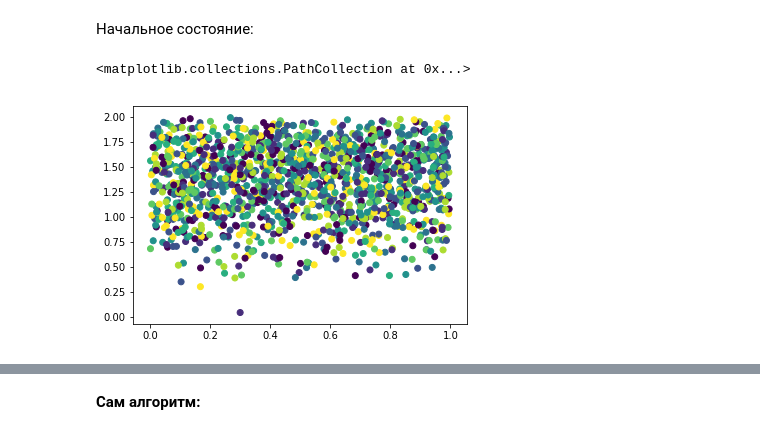
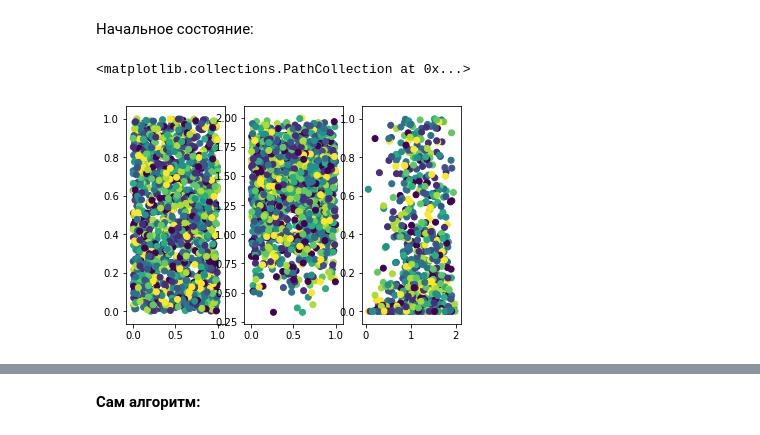
Before and after one commit to paniquex/IML_homeworks, a Jupyter notebook: k-mean_1/k-mean-algorithm.ipynb, the cells around one changed output, grey strips where cells are left out. Saved outputs shown, nothing was run; the diff lists cells and outputs as text; code cells hidden in the pictures.

Commit message:
first steps, random forest test

```diff
--- a/k-mean_1/k-mean-algorithm.ipynb
+++ b/k-mean_1/k-mean-algorithm.ipynb
@@ -51,7 +51,13 @@ def random_points(n_samples, random_state=0):
     return array_of_points
 
 
-X = random_points((n_samples, 2), random_state=1)
+X = random_points((n_samples, 2), random_state=0)
+X2 = random_points((n_samples, 2), random_state=1)
+X3 = random_points((n_samples, 2), random_state=2)
+X4 = random_points((n_samples, 2), random_state=3)
+X5 = random_points((n_samples, 2), random_state=4)
+X6 = random_points((n_samples, 2), random_state=5)
+X7 = random_points((n_samples, 2), random_state=6)
 X_start = np.copy(X)
 # %% [markdown]
 **Генерируем центры (самый простой способ)**
@@ -104,8 +116,3 @@ X_with_clusters = np.append(X, clusters, axis=1)
 X_with_clusters_start = np.copy(X_with_clusters)
 # %% [markdown]
 Начальное состояние:
-# %%
-plt.scatter(X[:, 0], X[:, 1], c=X_with_clusters[:, 2])
-# %% [output]
-<matplotlib.collections.PathCollection at 0x...>
-[figure, removed]
@@ -113,0 +119,10 @@ plt.scatter(X[:, 0], X[:, 1], c=X_with_clusters[:, 2])
+# %%
+plt.subplot(1, 3, 1)
+plt.scatter(X[:, 0], X[:, 1], c=X_with_clusters[:, 2])
+plt.subplot(1, 3, 2)
+plt.scatter(X2[:, 0], X2[:, 1], c=clusters[:, 0])
+plt.subplot(1, 3, 3)
+plt.scatter(X3[:, 0], X3[:, 1], c=clusters[:, 0])
+# %% [output]
+<matplotlib.collections.PathCollection at 0x...>
+[figure, added]
```
Also changed, not shown: parts of 3 cells of this notebook.
